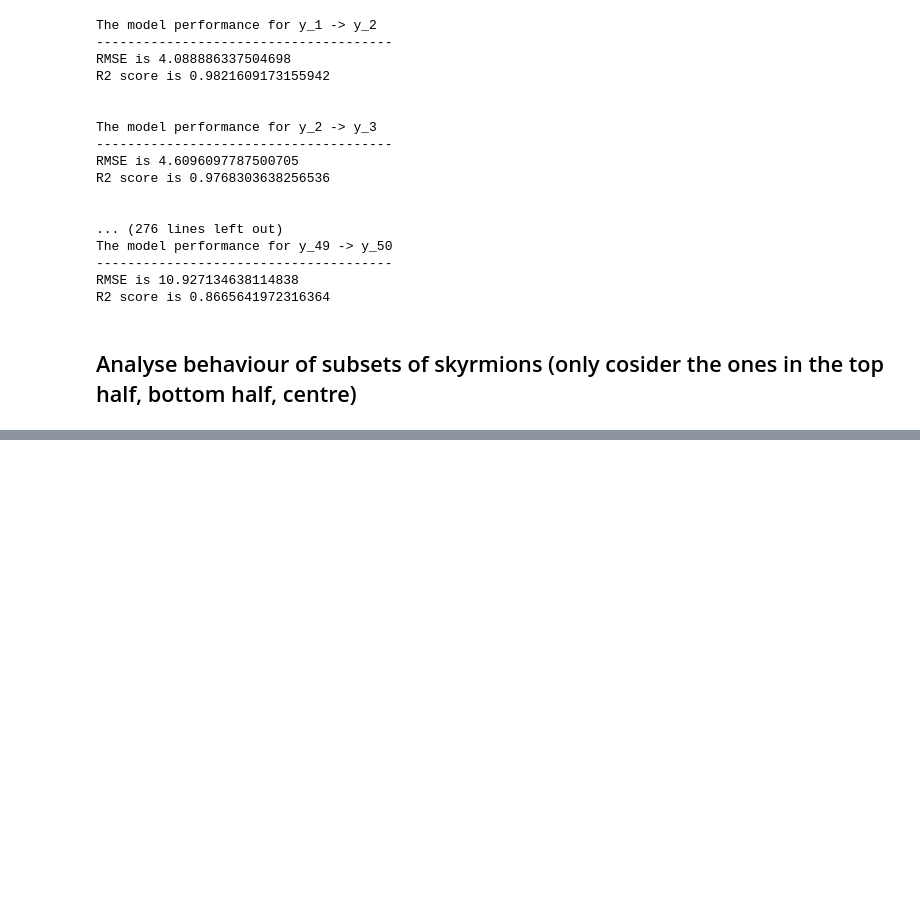
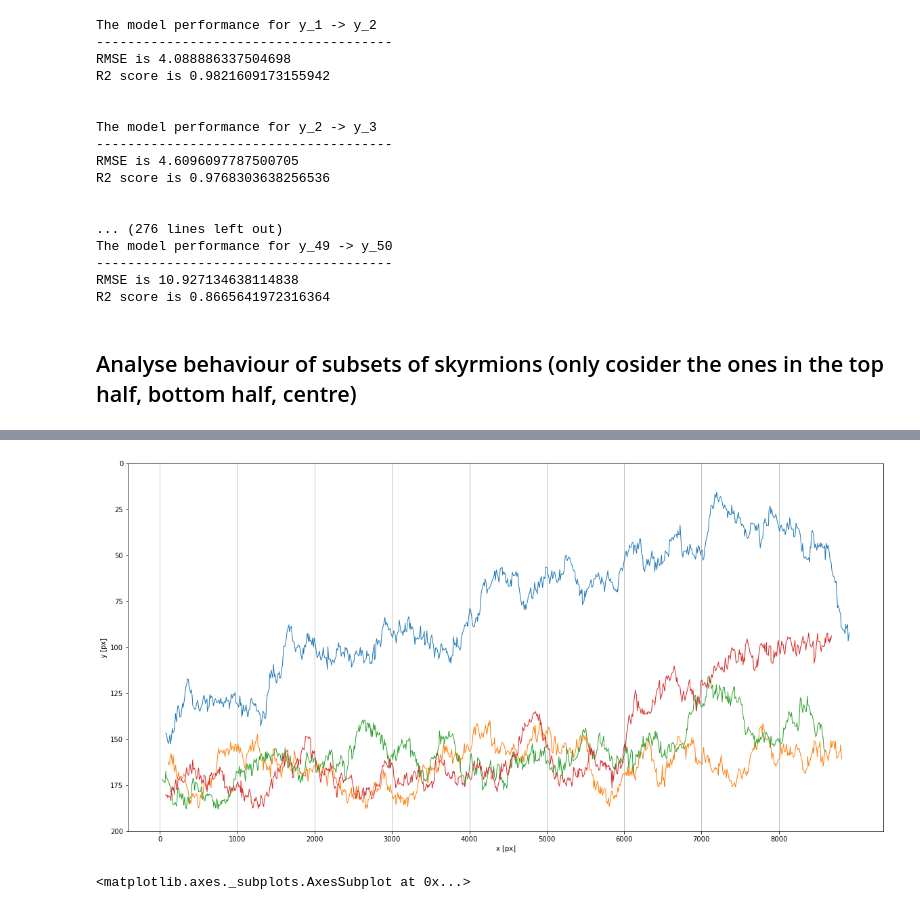
Before and after one commit to calvincbzhang/skyrmions-trajectory-prediction, a Jupyter notebook: linear_poly_regression.ipynb, the cells around one changed output, grey strips where cells are left out. Saved outputs shown, nothing was run; the diff lists cells and outputs as text; code cells hidden in the pictures; blank space fills up the shorter version.

```diff
--- a/linear_poly_regression.ipynb
+++ b/linear_poly_regression.ipynb
@@ -531,0 +629,9 @@ centre = data.copy()
+# %%
+plt.figure(figsize=(20, 10))
+plt.grid(True, axis='x')
+plt.xticks(np.arange(0, max(bottom['x'])+1, 1000.0))
+plt.ylim(0, 200)
+tp.plot_traj(bottom)
+# %% [output]
+[figure, added]
+<matplotlib.axes._subplots.AxesSubplot at 0x...>
```
Also changed, not shown: parts of 12 cells of this notebook.
